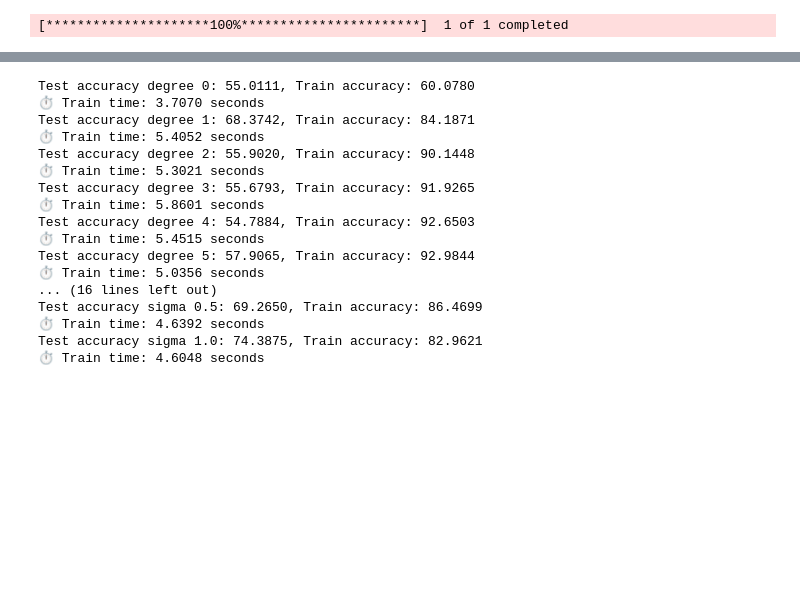
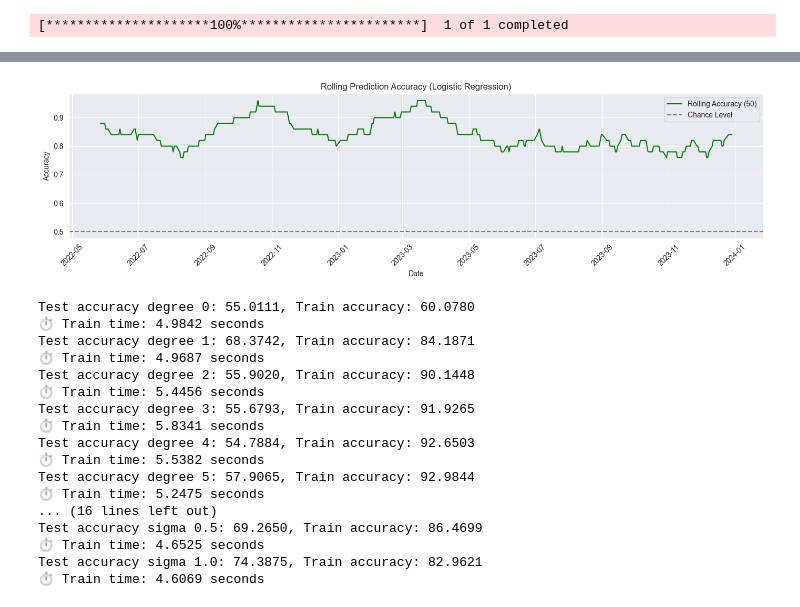
Before and after one commit to eliashuber2401/Machine-Learning-Project-Finance, a Jupyter notebook: Project main/Predictor.ipynb, the cells around one changed output, grey strips where cells are left out. Cells and saved outputs as stored; diff of their text form; code cells hidden in the pictures; blank space fills up the shorter version.

```diff
--- a/Project main/Predictor.ipynb
+++ b/Project main/Predictor.ipynb
@@ -136,5 +168,46 @@ Test accuracy: 84.18708240534521%
+# %%
+# --- Rolling window accuracy plot (with real dates) ---
+model_regression, metrics_history, X_test, Y_test, X_full, df = joblib.load("regression_model_outputs.pkl")
+# Extract aligned dates from original df
+df_copy = df.copy()
+df_copy['Trend'] = df_copy['Close'].rolling(window=5).mean().shift(-1) > df_copy['Close']
+df_copy['Target_01'] = np.where(df_copy['Trend'], 1, 0)
+df_copy['Target_-1'] = np.where(df_copy['Trend'], 1, -1)
+df_copy = compute_technical_indicators(df_copy, 3, 14)
+df_copy = df_copy.reset_index()
+df_copy.dropna(inplace=True)
+
+# Use same logic to align Date with test set
+date_series = df_copy['Date'].iloc[-len(X):].values
+split_idx = int(len(X) * 0.8)
+test_dates = date_series[split_idx:]
+
+# Predictions
+Y_pred = model_regression(X_test)
+results_df = pd.DataFrame({
+    'Date': test_dates,
+    'True': Y_test,
+    'Predicted': Y_pred
+})
+results_df['Correct'] = results_df['True'] == results_df['Predicted']
+results_df['Rolling_Accuracy'] = results_df['Correct'].rolling(window=50).mean()
+
+# Plot
+plt.figure(figsize=(14, 4))
+plt.plot(results_df['Date'], results_df['Rolling_Accuracy'], color='green', label='Rolling Accuracy (50)')
+plt.axhline(0.5, color='gray', linestyle='--', label='Chance Level')
+plt.title('Rolling Prediction Accuracy (Logistic Regression)')
+plt.xlabel('Date')
+plt.ylabel('Accuracy')
+plt.xticks(rotation=45)
+plt.legend()
+plt.grid(True)
+plt.tight_layout()
+plt.show()
+# %% [output]
+[figure, added]
 # %%
-X, Y, X_train, Y_train, X_test, Y_test = return_data(df,target_type='Target_-1',train_frac=.8)
+X, Y, X_train, Y_train, X_test, Y_test = return_data(df,target_type='Target_-1',train_frac=.8,features='whole')
 X = min_max(X)
 X_train = min_max(X_train)
 X_test = min_max(X_test)
@@ -173,21 +246,21 @@ for i in sigma_values:
     print(f"⏱️ Train time: {train_time:.4f} seconds")
 # %% [output]
 Test accuracy degree 0: 55.0111, Train accuracy: 60.0780
-⏱️ Train time: 3.7070 seconds
+⏱️ Train time: 4.9842 seconds
 Test accuracy degree 1: 68.3742, Train accuracy: 84.1871
-⏱️ Train time: 5.4052 seconds
+⏱️ Train time: 4.9687 seconds
 Test accuracy degree 2: 55.9020, Train accuracy: 90.1448
-⏱️ Train time: 5.3021 seconds
+⏱️ Train time: 5.4456 seconds
 Test accuracy degree 3: 55.6793, Train accuracy: 91.9265
-⏱️ Train time: 5.8601 seconds
+⏱️ Train time: 5.8341 seconds
 Test accuracy degree 4: 54.7884, Train accuracy: 92.6503
-⏱️ Train time: 5.4515 seconds
+⏱️ Train time: 5.5382 seconds
 Test accuracy degree 5: 57.9065, Train accuracy: 92.9844
-⏱️ Train time: 5.0356 seconds
+⏱️ Train time: 5.2475 seconds
 ... (16 lines left out)
 Test accuracy sigma 0.5: 69.2650, Train accuracy: 86.4699
-⏱️ Train time: 4.6392 seconds
+⏱️ Train time: 4.6525 seconds
 Test accuracy sigma 1.0: 74.3875, Train accuracy: 82.9621
-⏱️ Train time: 4.6048 seconds
+⏱️ Train time: 4.6069 seconds
 # %%
 # Prepare data
```
Also changed, not shown: parts of 10 cells of this notebook.
